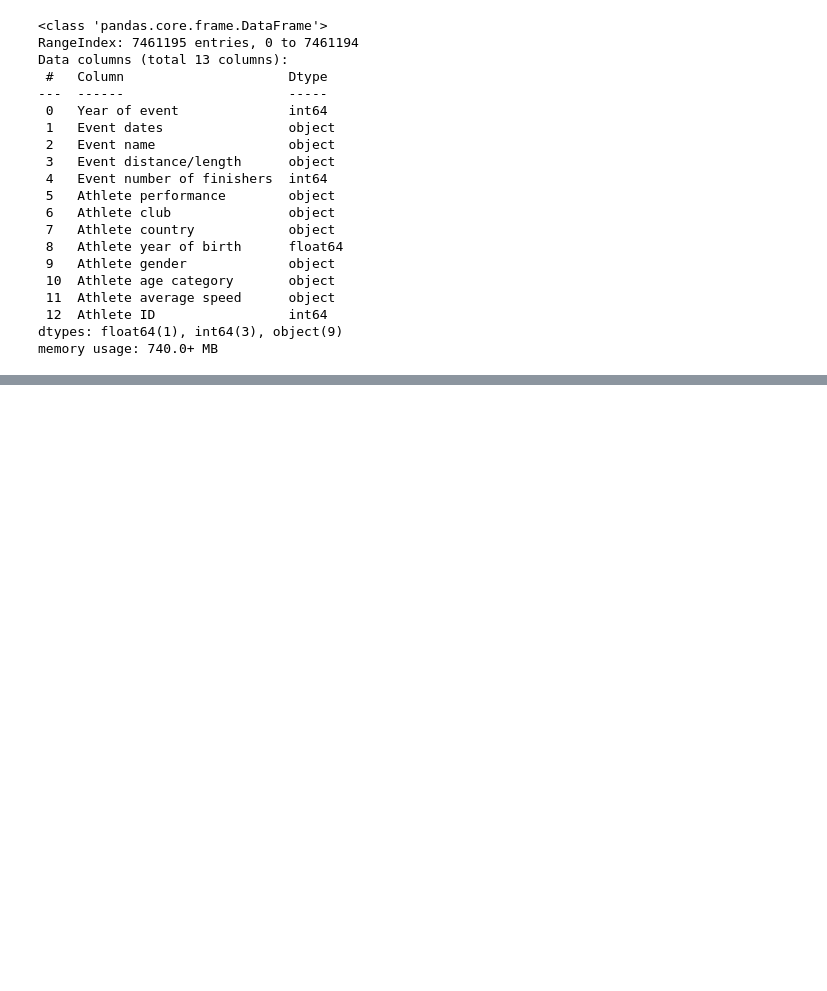
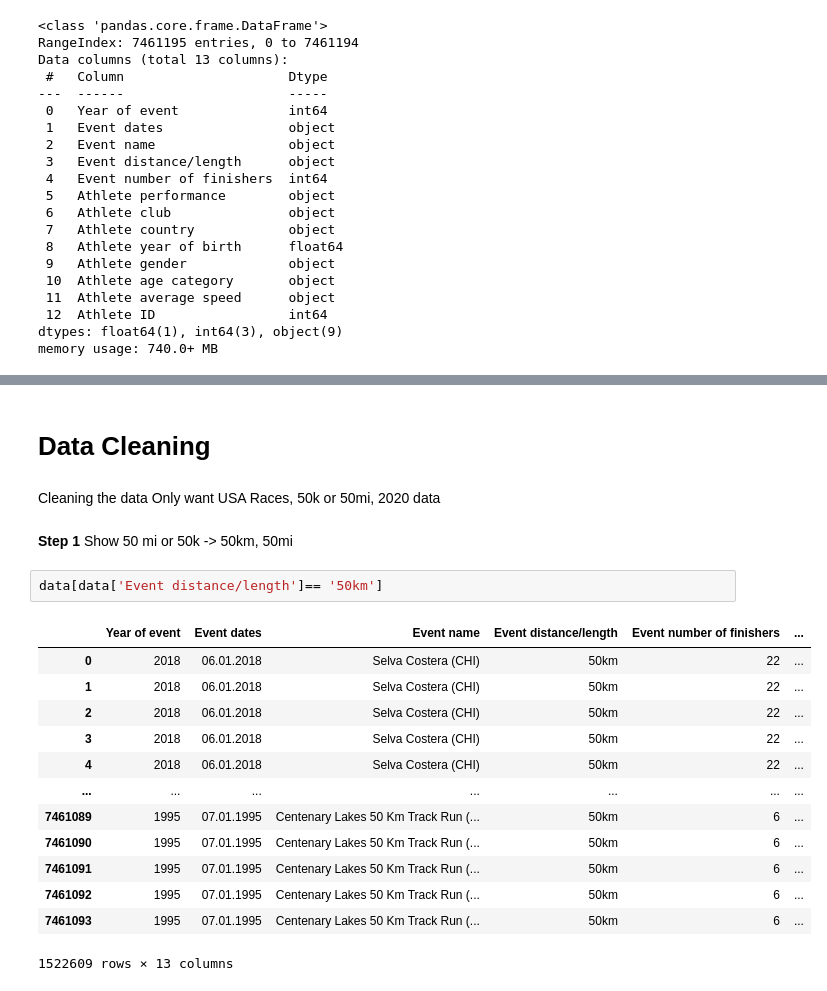
Before and after one commit to SimranaSinha/Python_Projects, a Jupyter notebook: Ultra_Marathon_Running.ipynb, the cells around one changed output, grey strips where cells are left out. Saved outputs shown, nothing was run; the diff lists cells and outputs as text; blank space fills up the shorter version.

```diff
--- a/Ultra_Marathon_Running.ipynb
+++ b/Ultra_Marathon_Running.ipynb
@@ -67,0 +87,24 @@ memory usage: 740.0+ MB
+# %% [markdown]
+# Data Cleaning
+# %% [markdown]
+Cleaning the data
+Only want USA Races, 50k or 50mi, 2020 data
+# %% [markdown]
+**Step 1**
+Show 50 mi or 50k -> 50km, 50mi
+# %%
+data[data['Event distance/length']== '50km']
+# %% [output]
+|  | Year of event | Event dates | Event name | Event distance/length | Event number of finishers | ... |
+| 0 | 2018 | 06.01.2018 | Selva Costera (CHI) | 50km | 22 | ... |
+| 1 | 2018 | 06.01.2018 | Selva Costera (CHI) | 50km | 22 | ... |
+| 2 | 2018 | 06.01.2018 | Selva Costera (CHI) | 50km | 22 | ... |
+| 3 | 2018 | 06.01.2018 | Selva Costera (CHI) | 50km | 22 | ... |
+| 4 | 2018 | 06.01.2018 | Selva Costera (CHI) | 50km | 22 | ... |
+| ... | ... | ... | ... | ... | ... | ... |
+| 7461089 | 1995 | 07.01.1995 | Centenary Lakes 50 Km Track Run (... | 50km | 6 | ... |
+| 7461090 | 1995 | 07.01.1995 | Centenary Lakes 50 Km Track Run (... | 50km | 6 | ... |
+| 7461091 | 1995 | 07.01.1995 | Centenary Lakes 50 Km Track Run (... | 50km | 6 | ... |
+| 7461092 | 1995 | 07.01.1995 | Centenary Lakes 50 Km Track Run (... | 50km | 6 | ... |
+| 7461093 | 1995 | 07.01.1995 | Centenary Lakes 50 Km Track Run (... | 50km | 6 | ... |
+1522609 rows × 13 columns
```
Also changed, not shown: parts of 15 cells of this notebook.
